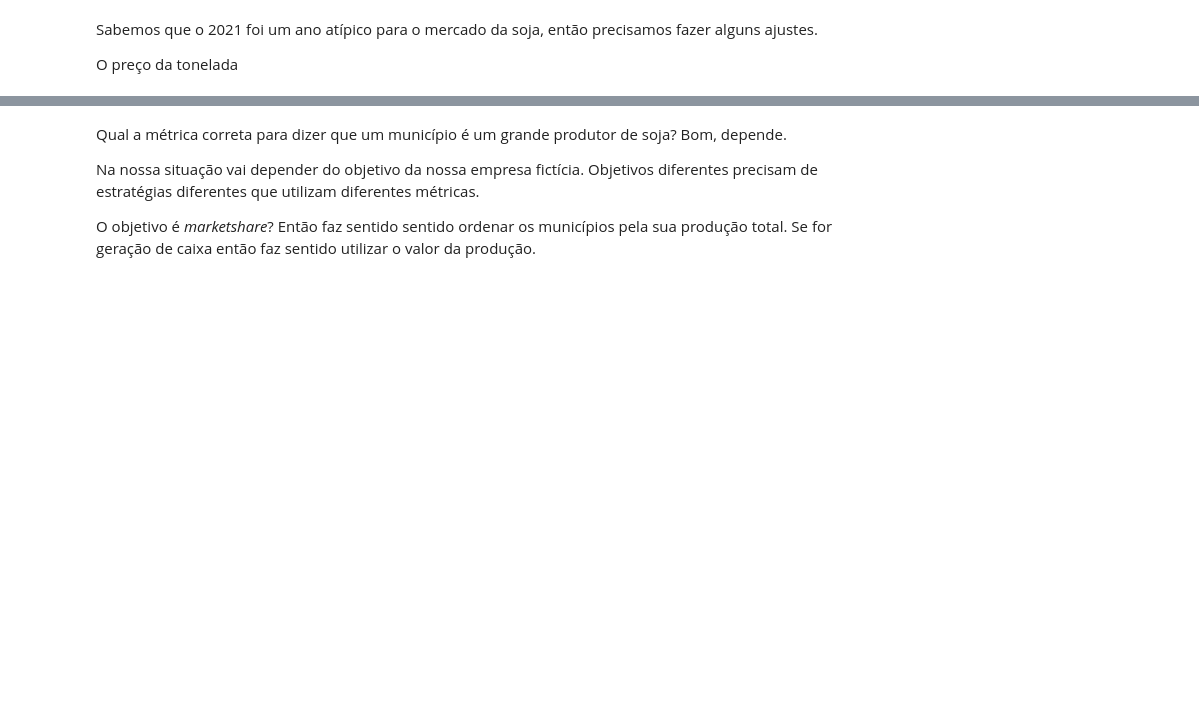
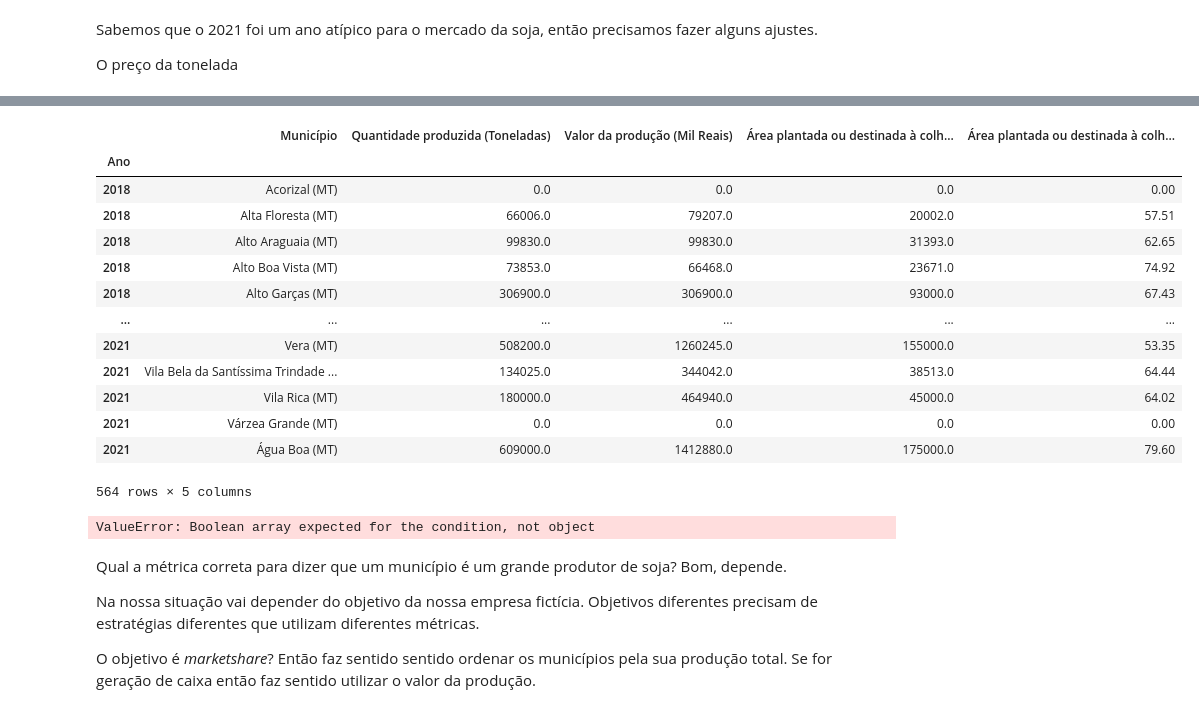
Before and after one commit to luiz-EL/An-liseMercadoSoja, a Jupyter notebook: mercado_soja.ipynb, the cells around one changed output, grey strips where cells are left out. Cells and saved outputs as stored; diff of their text form; code cells hidden in the pictures; blank space fills up the shorter version.

```diff
--- a/mercado_soja.ipynb
+++ b/mercado_soja.ipynb
@@ -78,3 +166,31 @@ top10_producao
+# %%
+soja
+# %% [output]
+|  | Município | Quantidade produzida (Toneladas) | Valor da produção (Mil Reais) | Área plantada ou destinada à colh... | Área plantada ou destinada à colh... |
+| Ano |  |  |  |  |  |
+| 2018 | Acorizal (MT) | 0.0 | 0.0 | 0.0 | 0.00 |
+| 2018 | Alta Floresta (MT) | 66006.0 | 79207.0 | 20002.0 | 57.51 |
+| 2018 | Alto Araguaia (MT) | 99830.0 | 99830.0 | 31393.0 | 62.65 |
+| 2018 | Alto Boa Vista (MT) | 73853.0 | 66468.0 | 23671.0 | 74.92 |
+| 2018 | Alto Garças (MT) | 306900.0 | 306900.0 | 93000.0 | 67.43 |
+| ... | ... | ... | ... | ... | ... |
+| 2021 | Vera (MT) | 508200.0 | 1260245.0 | 155000.0 | 53.35 |
+| 2021 | Vila Bela da Santíssima Trindade ... | 134025.0 | 344042.0 | 38513.0 | 64.44 |
+| 2021 | Vila Rica (MT) | 180000.0 | 464940.0 | 45000.0 | 64.02 |
+| 2021 | Várzea Grande (MT) | 0.0 | 0.0 | 0.0 | 0.00 |
+| 2021 | Água Boa (MT) | 609000.0 | 1412880.0 | 175000.0 | 79.60 |
+564 rows × 5 columns
+# %%
+top10_producao = soja.loc[2021].sort_values('Quantidade produzida (Toneladas)', ascending = False).head(10)
+top10_producao_year = pd.DataFrame()
+
+for mun in top10_producao['Município']:
+    yearly = [mun].append([soja.loc[year][soja['Município'] == mun]['Quantidade produzida (Toneladas)'] for year in range(2018,2022)])
+    print(yearly)
+    top10_producao_year = pd.concat([top10_producao_year, yearly], axis = 1)
+top10_producao_year
+# %% [output]
+ValueError: Boolean array expected for the condition, not object
 # %% [markdown]
 Qual a métrica correta para dizer que um município é um grande produtor de soja? Bom, depende.
 
```
Also changed, not shown: parts of 9 cells of this notebook, 10 other files.
